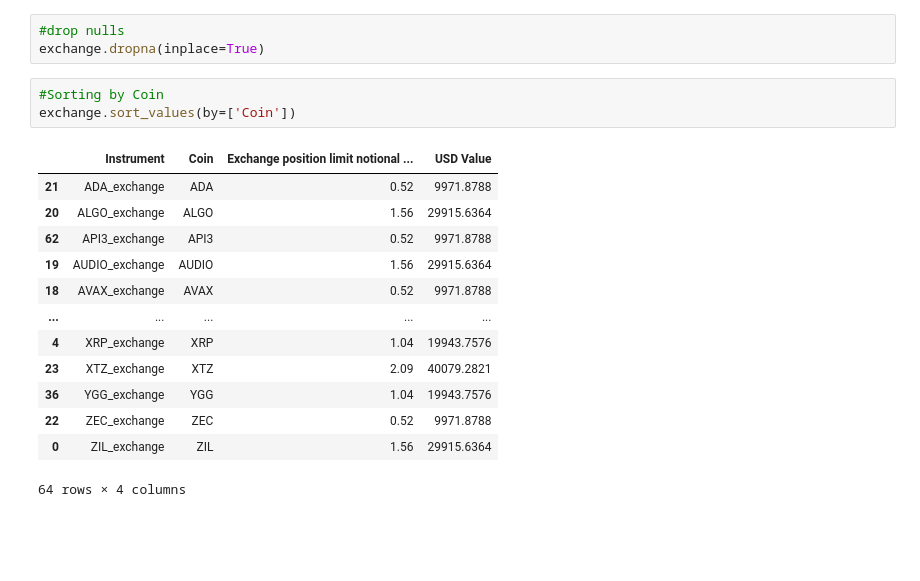
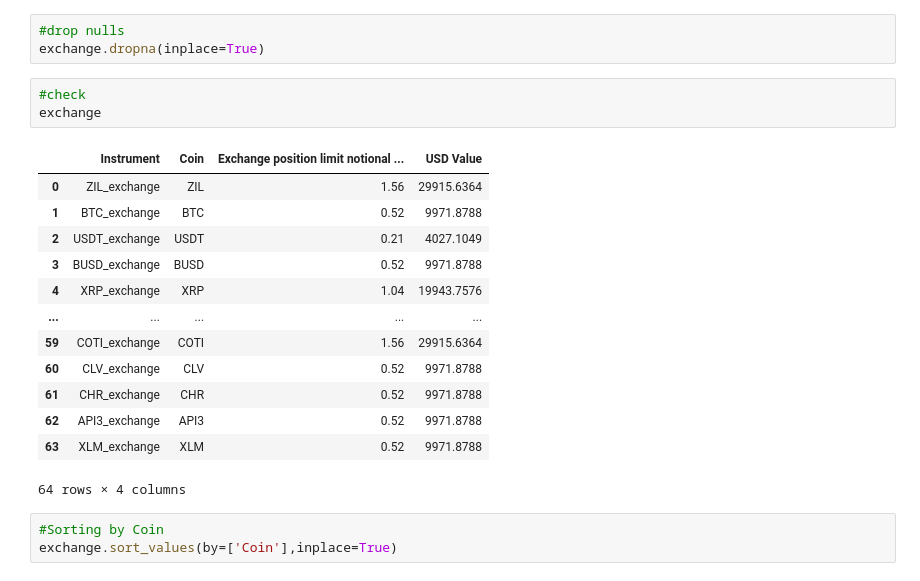
Before and after one commit to Gsilvera24/home_test, a Jupyter notebook: Financial Analysis Notebook.ipynb, the cells around one changed output. Drawn from its saved outputs; the diff is of its cells as text; blank space fills up the shorter version.

```diff
--- a/Financial Analysis Notebook.ipynb
+++ b/Financial Analysis Notebook.ipynb
@@ -148,20 +188,23 @@ exchange['USD Value'] = df['Exchange position limit notional ( in BTC)'] * 19176
 # %%
 #drop nulls
 exchange.dropna(inplace=True)
+# %%
+#check
+exchange
+# %% [output]
+|  | Instrument | Coin | Exchange position limit notional ... | USD Value |
+| 0 | ZIL_exchange | ZIL | 1.56 | 29915.6364 |
+| 1 | BTC_exchange | BTC | 0.52 | 9971.8788 |
+| 2 | USDT_exchange | USDT | 0.21 | 4027.1049 |
+| 3 | BUSD_exchange | BUSD | 0.52 | 9971.8788 |
+| 4 | XRP_exchange | XRP | 1.04 | 19943.7576 |
+| ... | ... | ... | ... | ... |
+| 59 | COTI_exchange | COTI | 1.56 | 29915.6364 |
+| 60 | CLV_exchange | CLV | 0.52 | 9971.8788 |
+| 61 | CHR_exchange | CHR | 0.52 | 9971.8788 |
+| 62 | API3_exchange | API3 | 0.52 | 9971.8788 |
+| 63 | XLM_exchange | XLM | 0.52 | 9971.8788 |
+64 rows × 4 columns
 # %%
 #Sorting by Coin
-exchange.sort_values(by=['Coin'])
+exchange.sort_values(by=['Coin'],inplace=True)
-# %% [output]
-|  | Instrument | Coin | Exchange position limit notional ... | USD Value |
-| 21 | ADA_exchange | ADA | 0.52 | 9971.8788 |
-| 20 | ALGO_exchange | ALGO | 1.56 | 29915.6364 |
-| 62 | API3_exchange | API3 | 0.52 | 9971.8788 |
-| 19 | AUDIO_exchange | AUDIO | 1.56 | 29915.6364 |
-| 18 | AVAX_exchange | AVAX | 0.52 | 9971.8788 |
-| ... | ... | ... | ... | ... |
-| 4 | XRP_exchange | XRP | 1.04 | 19943.7576 |
-| 23 | XTZ_exchange | XTZ | 2.09 | 40079.2821 |
-| 36 | YGG_exchange | YGG | 1.04 | 19943.7576 |
-| 22 | ZEC_exchange | ZEC | 0.52 | 9971.8788 |
-| 0 | ZIL_exchange | ZIL | 1.56 | 29915.6364 |
-64 rows × 4 columns
```
Also changed, not shown: parts of 17 cells of this notebook.
